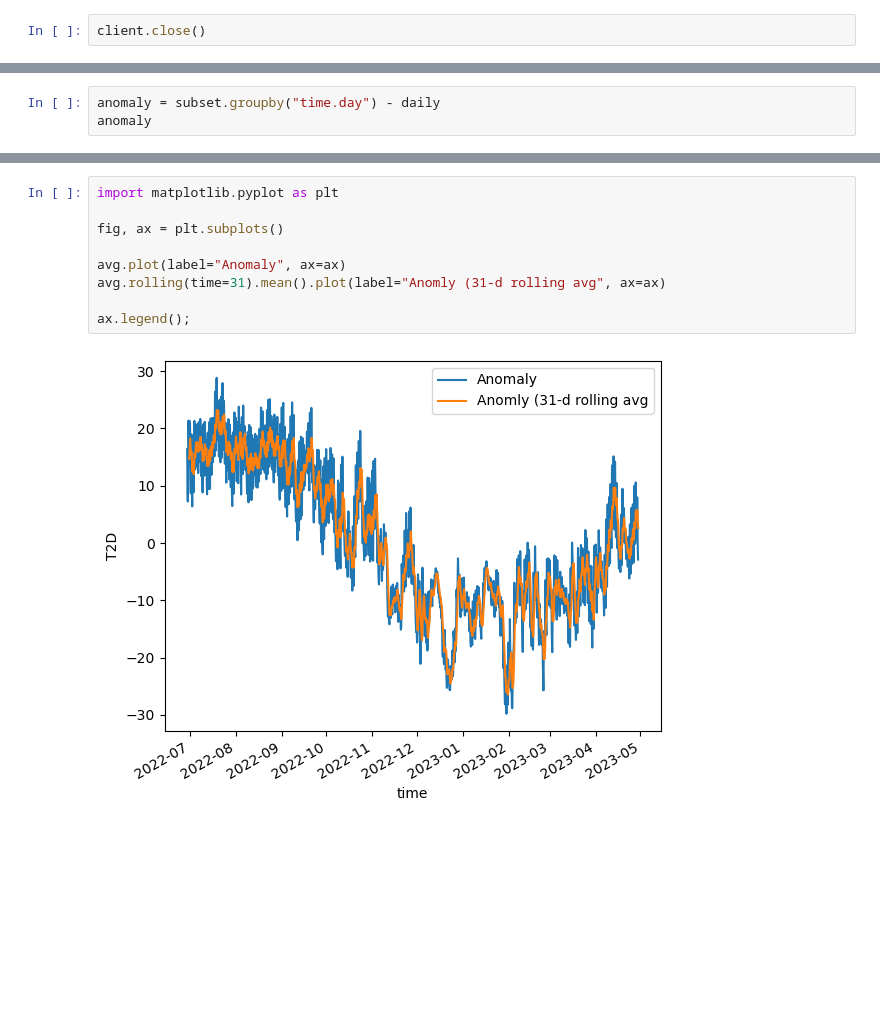
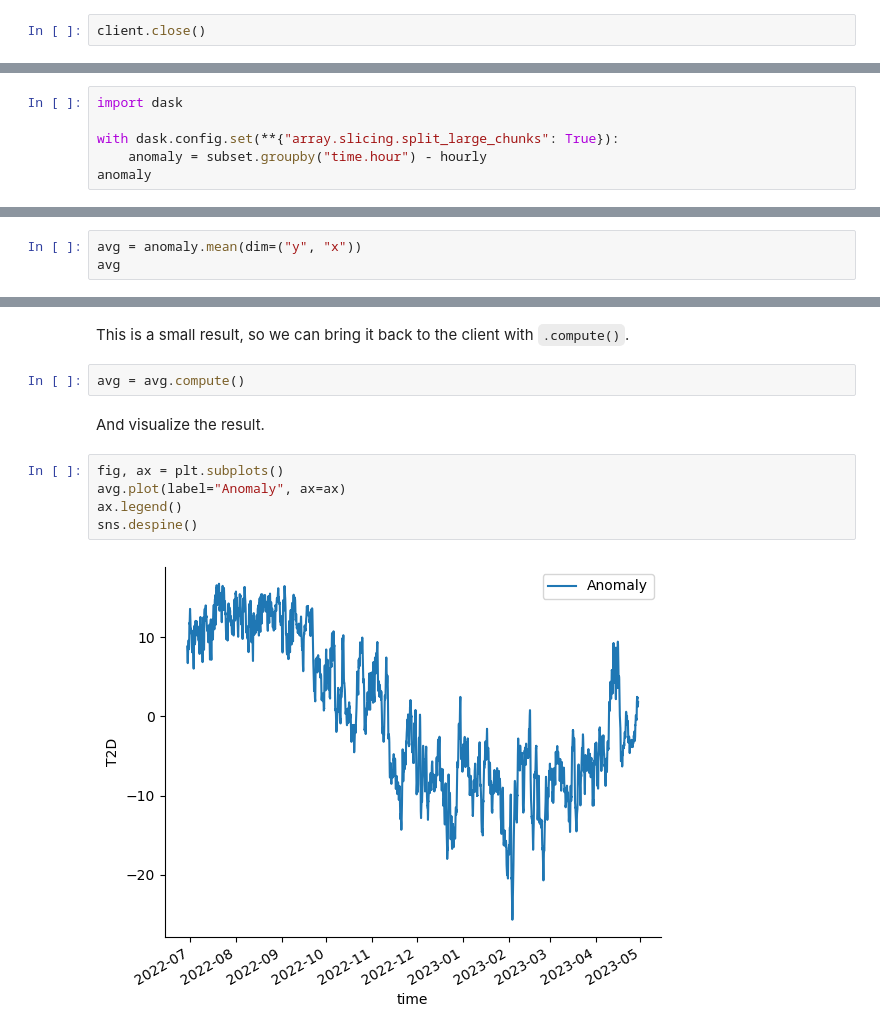
Before and after one commit to TomAugspurger/noaa-nwm, a Jupyter notebook: content/timeseries.ipynb, the cells around one changed output, grey strips where cells are left out. Saved outputs shown, nothing was run; the diff lists cells and outputs as text; blank space fills up the shorter version.

```diff
--- a/content/timeseries.ipynb
+++ b/content/timeseries.ipynb
@@ -188,3 +217,0 @@ Then we can calculate an anomaly.
-# %%
-anomaly = subset.groupby("time.day") - daily
-anomaly
@@ -218,0 +218,6 @@ avg = anomaly.mean(dim=("y", "x")).compute()
+# %%
+import dask
+
+with dask.config.set(**{"array.slicing.split_large_chunks": True}):
+    anomaly = subset.groupby("time.hour") - hourly
+anomaly
@@ -218,0 +250,3 @@ avg = anomaly.mean(dim=("y", "x")).compute()
+# %%
+avg = anomaly.mean(dim=("y", "x"))
+avg
@@ -219,11 +277,13 @@ avg = anomaly.mean(dim=("y", "x")).compute()
+# %% [markdown]
+This is a small result, so we can bring it back to the client with `.compute()`.
+# %%
+avg = avg.compute()
+# %% [markdown]
+And visualize the result.
 # %%
-import matplotlib.pyplot as plt
-
 fig, ax = plt.subplots()
-
 avg.plot(label="Anomaly", ax=ax)
-avg.rolling(time=31).mean().plot(label="Anomly (31-d rolling avg", ax=ax)
-
-ax.legend();
+ax.legend()
+sns.despine()
 # %% [output]
-[figure, old version]
+[figure, new version]
```
Also changed, not shown: parts of 38 cells of this notebook, 2 other files.
